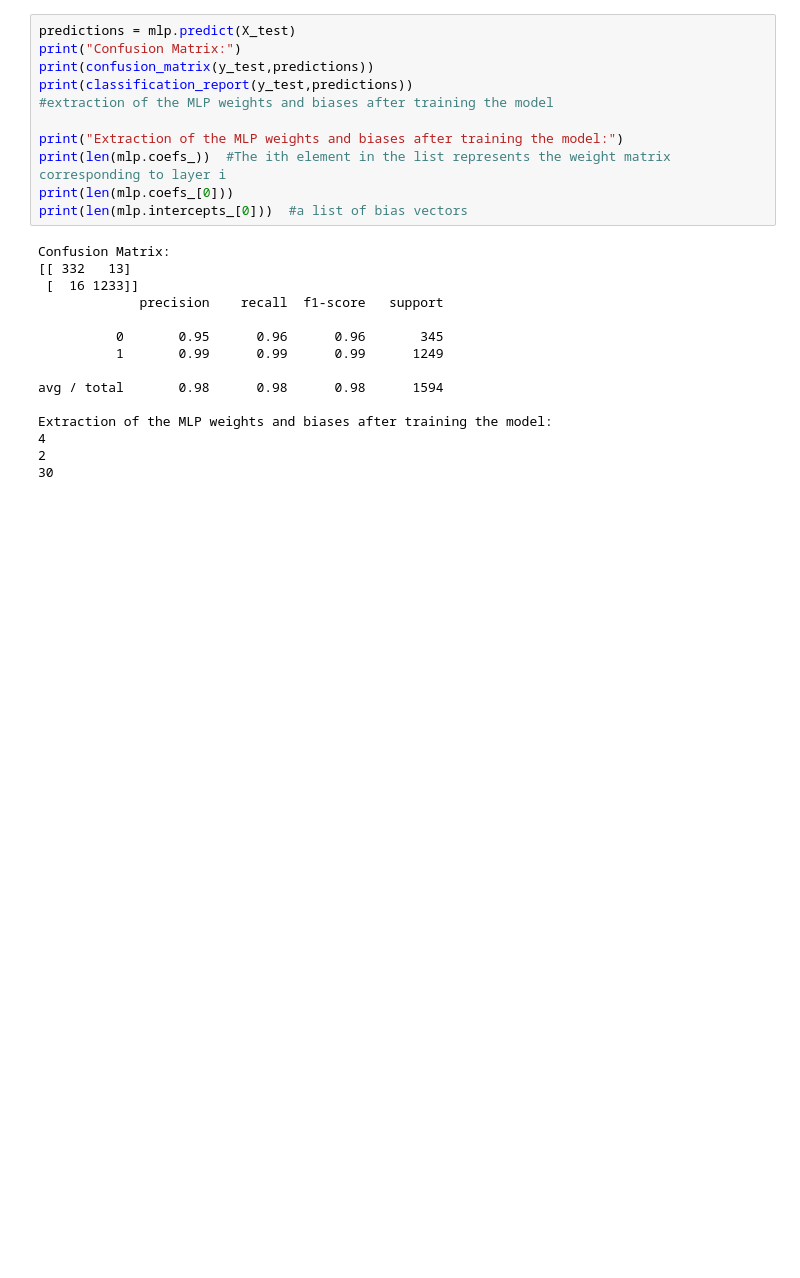
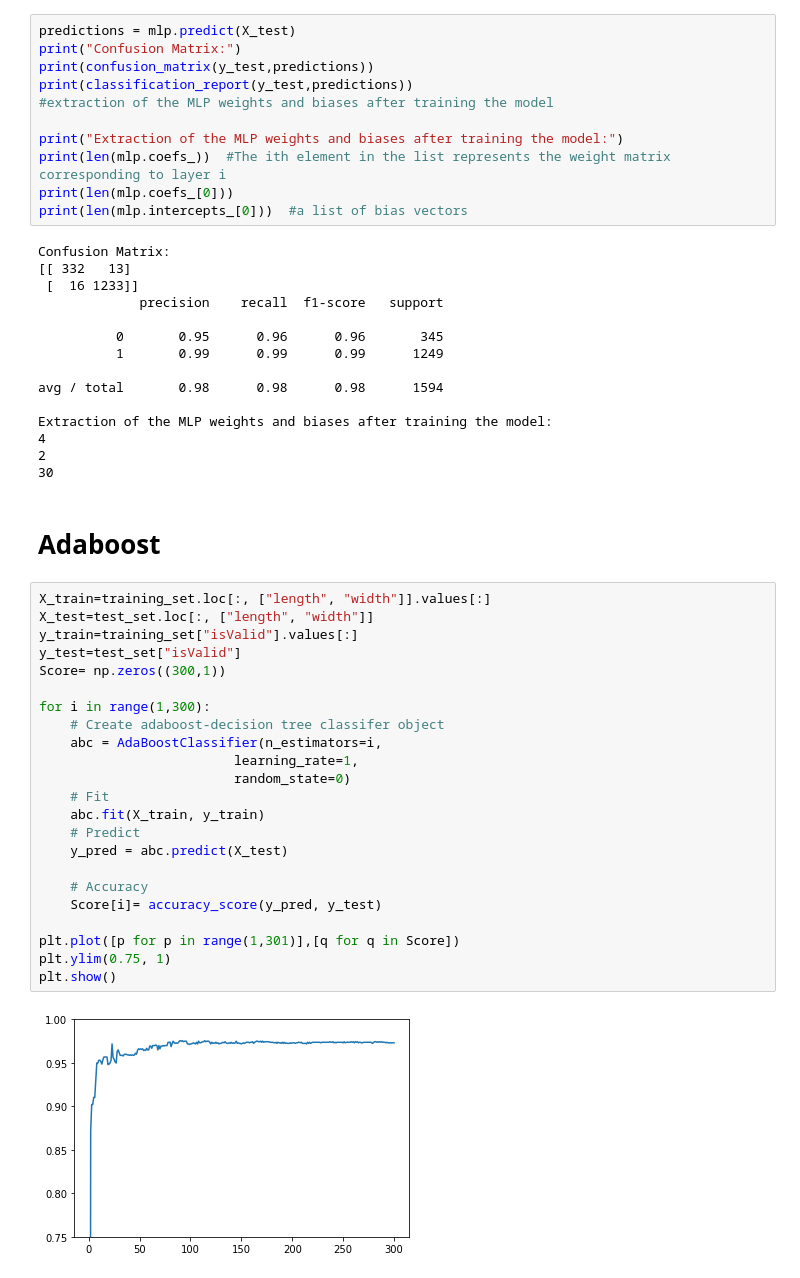
Before and after one commit to ychalier/anomaly, a Jupyter notebook: cars.ipynb, the cells around one changed output. Saved outputs shown, nothing was run; the diff lists cells and outputs as text; blank space fills up the shorter version.

Commit message:
add Adaboost method

```diff
--- a/cars.ipynb
+++ b/cars.ipynb
@@ -259,3 +264,30 @@ Extraction of the MLP weights and biases after training the model:
 4
 2
 30
+# %% [markdown]
+# Adaboost
+# %%
+X_train=training_set.loc[:, ["length", "width"]].values[:]
+X_test=test_set.loc[:, ["length", "width"]]
+y_train=training_set["isValid"].values[:]
+y_test=test_set["isValid"]
+Score= np.zeros((300,1))
+
+for i in range(1,300):
+    # Create adaboost-decision tree classifer object
+    abc = AdaBoostClassifier(n_estimators=i,
+                         learning_rate=1,
+                         random_state=0)
+    # Fit
+    abc.fit(X_train, y_train)
+    # Predict
+    y_pred = abc.predict(X_test)
+
+    # Accuracy
+    Score[i]= accuracy_score(y_pred, y_test)
+
+plt.plot([p for p in range(1,301)],[q for q in Score])
+plt.ylim(0.75, 1)
+plt.show()
+# %% [output]
+[figure, added]
```
Also changed, not shown: parts of 3 cells of this notebook.
